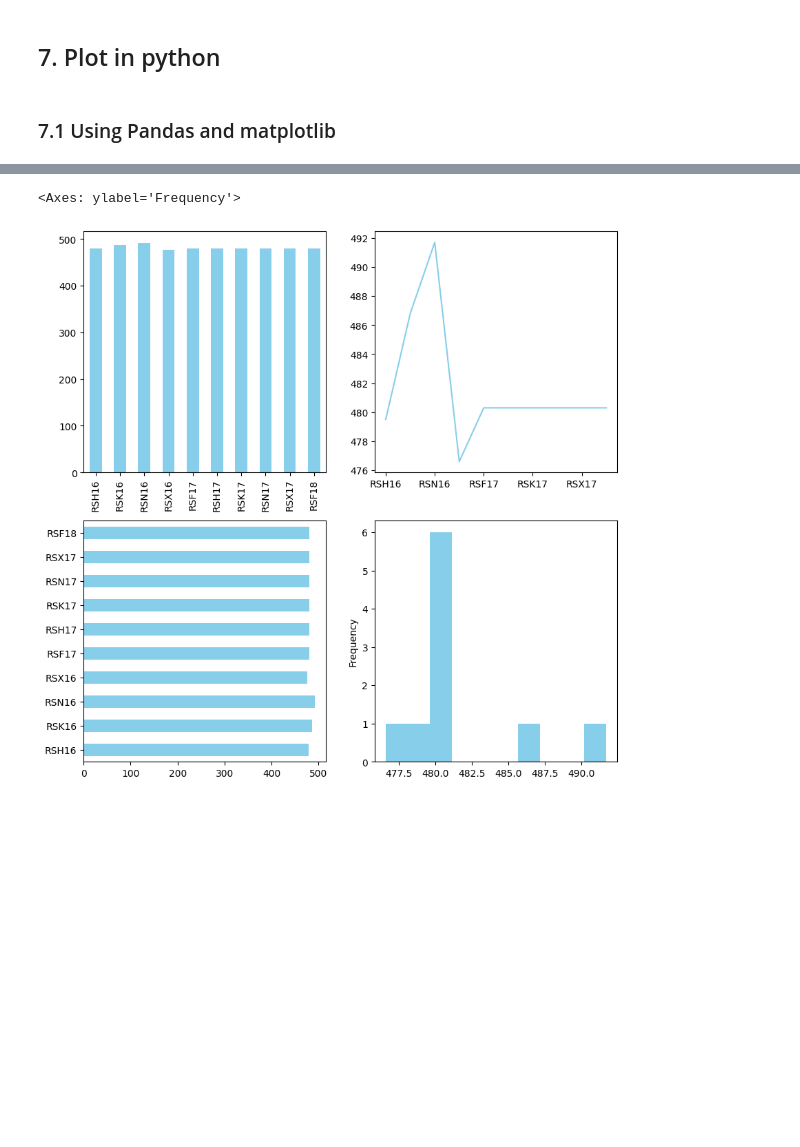
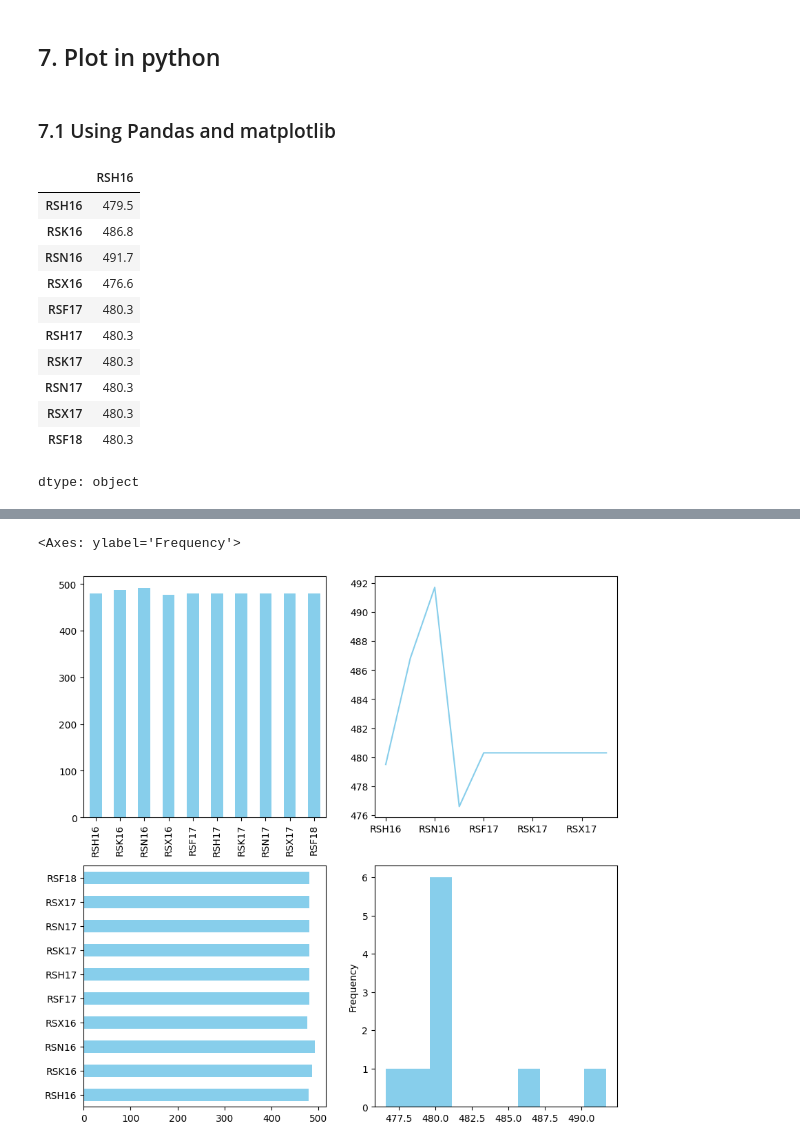
Before and after one commit to riyaeliza123/FRE-501-Labs, a Jupyter notebook: Lab 3/Lab 3.ipynb, the cells around one changed output, grey strips where cells are left out. Saved outputs shown, nothing was run; the diff lists cells and outputs as text; code cells hidden in the pictures; blank space fills up the shorter version.

```diff
--- a/Lab 3/Lab 3.ipynb
+++ b/Lab 3/Lab 3.ipynb
@@ -214,3 +215,18 @@ fwrd.iloc[ :3, 2:]
 ### 7.1 Using Pandas and matplotlib
 # %%
 fwrd16 = fwrd.loc['RSH16'].iloc[1:11]
+# %%
+fwrd16
+# %% [output]
+|  | RSH16 |
+| RSH16 | 479.5 |
+| RSK16 | 486.8 |
+| RSN16 | 491.7 |
+| RSX16 | 476.6 |
+| RSF17 | 480.3 |
+| RSH17 | 480.3 |
+| RSK17 | 480.3 |
+| RSN17 | 480.3 |
+| RSX17 | 480.3 |
+| RSF18 | 480.3 |
+dtype: object
```
Also changed, not shown: parts of 7 cells of this notebook, 2 other files.
